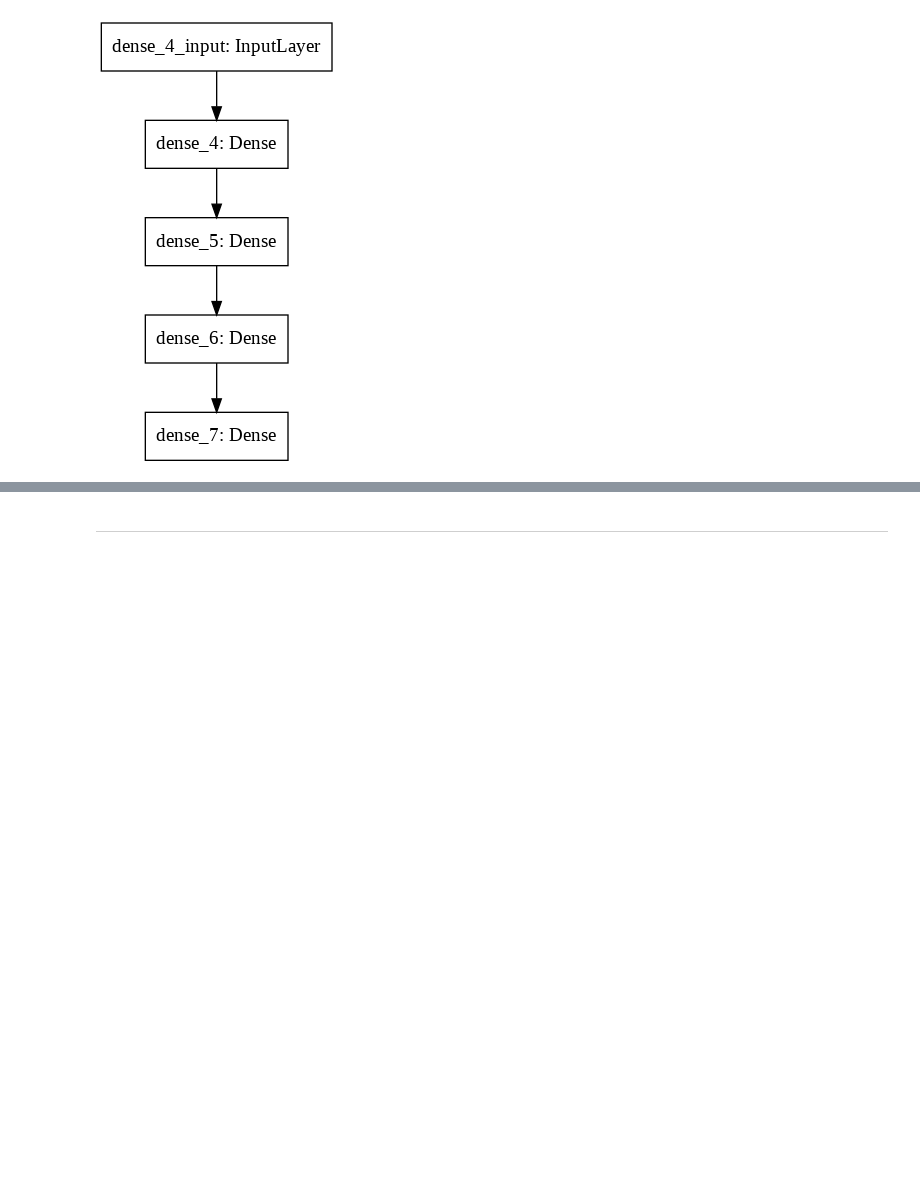
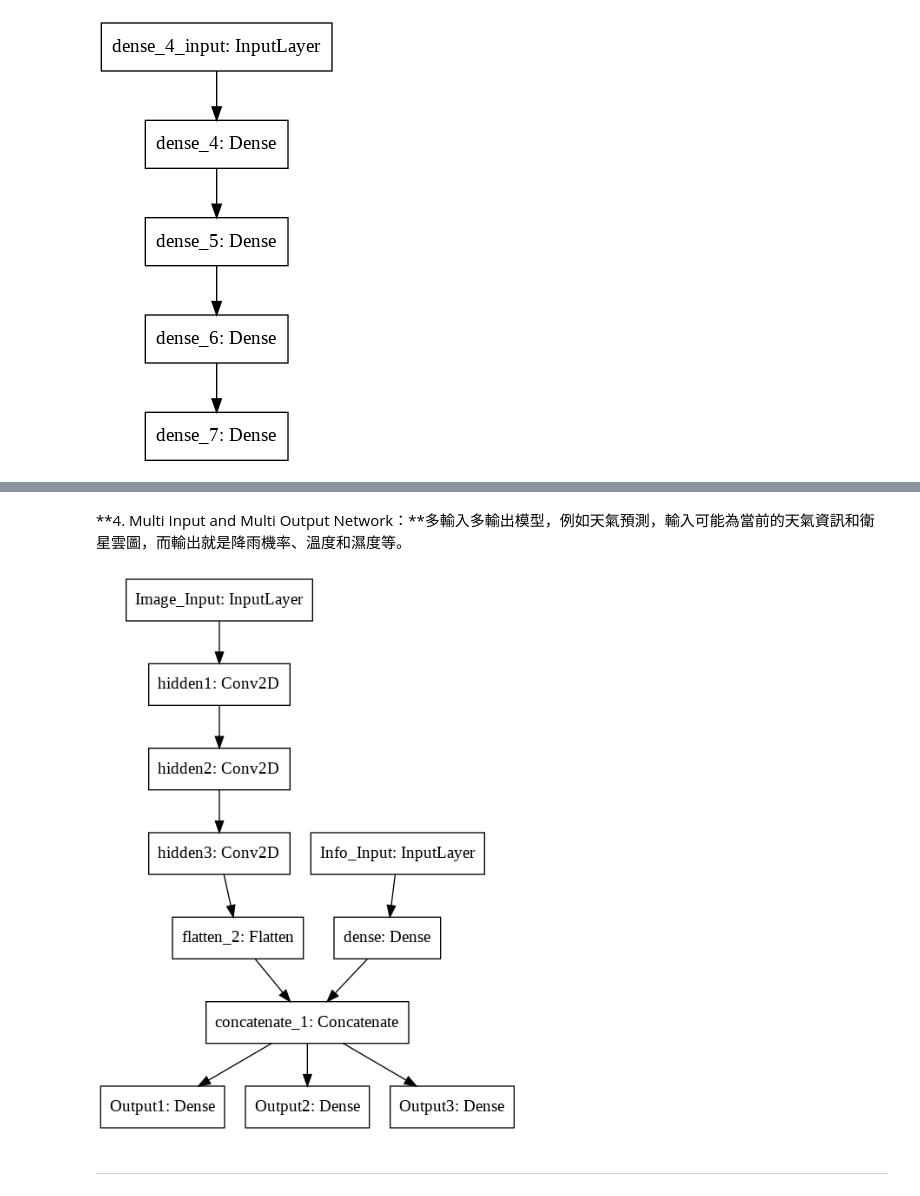
Before and after one commit to andyrkchang/THU_IE_AI_PROGRAM, a Jupyter notebook: 人工智慧導論.ipynb, the cells around one changed output, grey strips where cells are left out. Saved outputs shown, nothing was run; the diff lists cells and outputs as text; code cells hidden in the pictures; blank space fills up the shorter version.

```diff
--- a/人工智慧導論.ipynb
+++ b/人工智慧導論.ipynb
@@ -365,3 +478,31 @@ Image('Sequential_Model.png')
+# %% [markdown]
+**4. Multi Input and Multi Output Network：**多輸入多輸出模型，例如天氣預測，輸入可能為當前的天氣資訊和衛星雲圖，而輸出就是降雨機率、溫度和濕度等。
+# %%
+image_inputs = keras.Input(shape=(28, 28, 1), name='Image_Input')
+hidden1 = layers.Conv2D(64, kernel_size=3, activation='relu', name='hidden1')(image_inputs)
+hidden2 = layers.Conv2D(64, kernel_size=3, strides=2, activation='relu', name='hidden2')(hidden1)
+hidden3 = layers.Conv2D(64, kernel_size=3, strides=2, activation='relu', name='hidden3')(hidden2)
+flatten = layers.Flatten()(hidden3)
+
+info_inputs = keras.Input(shape=(10, ), name='Info_Input')
+hidden4 = layers.Dense(64)(info_inputs)
+
+concat = layers.Concatenate()([flatten, hidden4])
+
+weather_outputs = layers.Dense(1, name='Output1')(concat)
+temp_outputs = layers.Dense(1, name='Output2')(concat)
+humidity_outputs = layers.Dense(1, name='Output3')(concat)
+
+model = keras.Model(inputs=[image_inputs, info_inputs],
+                    outputs=[weather_outputs, temp_outputs, humidity_outputs])
+
+# 產生網絡拓撲圖
+plot_model(model, to_file='Functional_API_Multi_Input_Multi_Output_Model.png')
+
+# 秀出網絡拓撲圖
+Image('Functional_API_Multi_Input_Multi_Output_Model.png')
+# %% [output]
+[figure, added]
 # %% [markdown]
 
 
```
Also changed, not shown: parts of 20 cells of this notebook.
